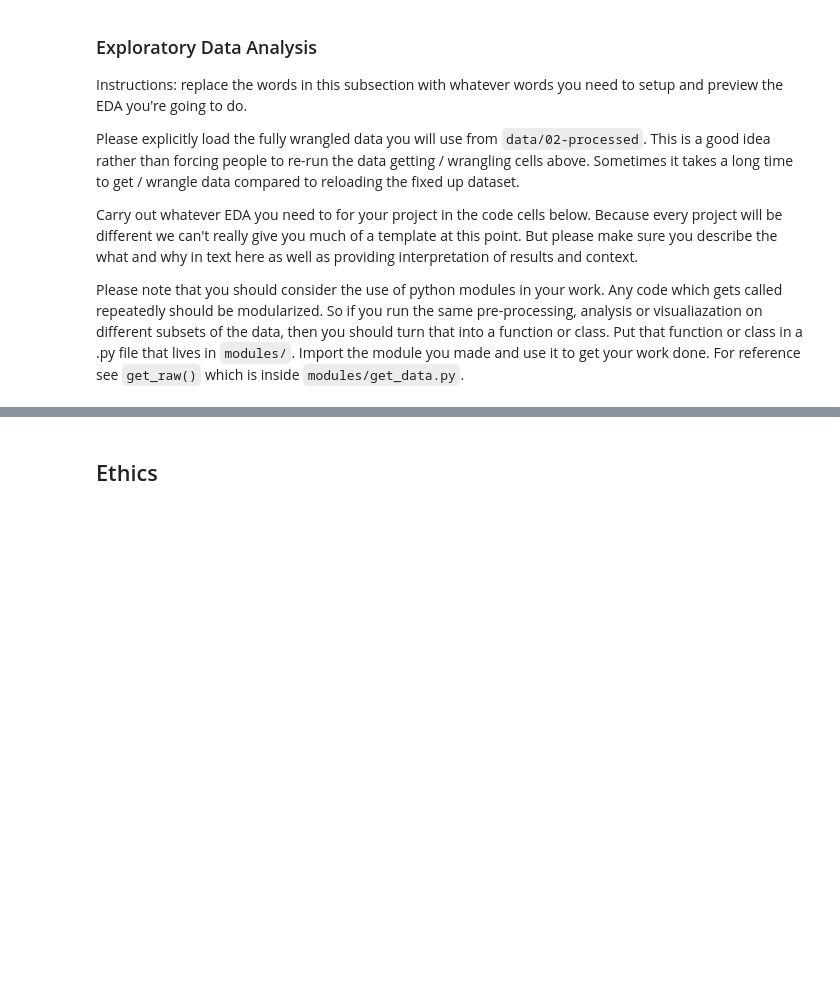
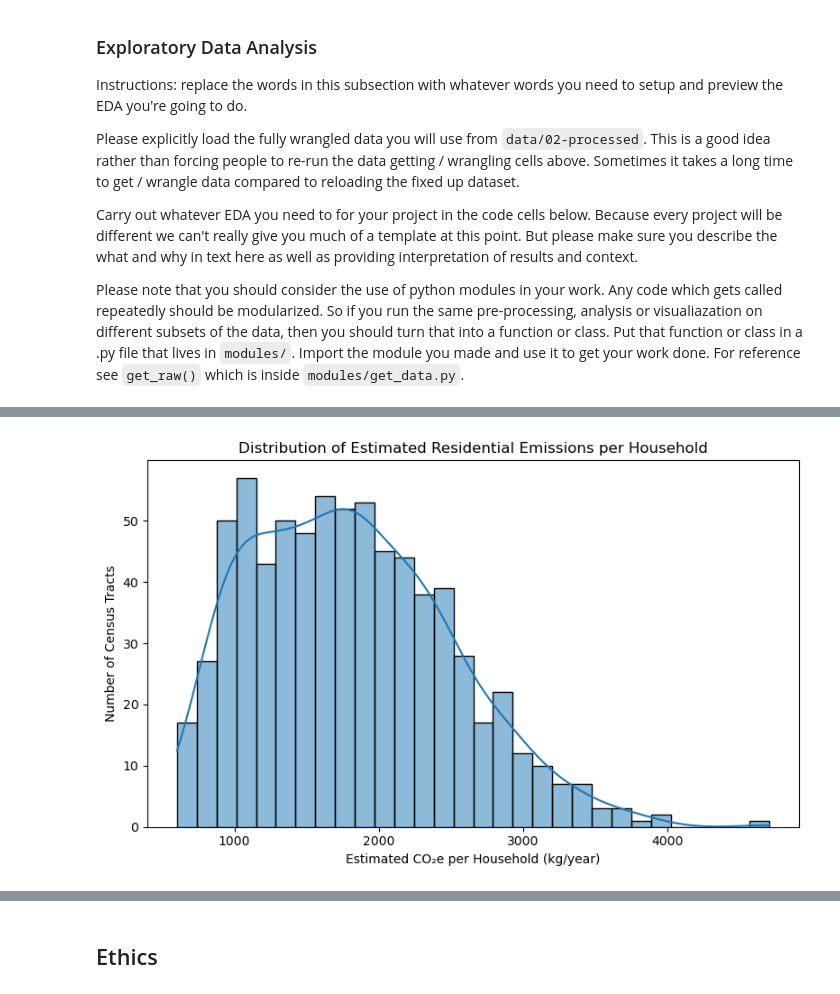
Before and after one commit to 4am1r/Group087_WI26, a Jupyter notebook: 02-EDACheckpoint.ipynb, the cells around one changed output, grey strips where cells are left out. Saved outputs shown, nothing was run; the diff lists cells and outputs as text; code cells hidden in the pictures; blank space fills up the shorter version.

Commit message:
Preliminary EDA + fixed data loading section with emissions estimates

```diff
--- a/02-EDACheckpoint.ipynb
+++ b/02-EDACheckpoint.ipynb
@@ -115,0 +473,10 @@ Please note that you should consider the use of python modules in your work.  An
+# %%
+plt.figure(figsize=(8,5))
+sns.histplot(df_sd_clean["co2e_per_hh_kg"], bins=30, kde=True)
+plt.xlabel("Estimated CO₂e per Household (kg/year)")
+plt.ylabel("Number of Census Tracts")
+plt.title("Distribution of Estimated Residential Emissions per Household")
+plt.tight_layout()
+plt.show()
+# %% [output]
+[figure, added]
```
Also changed, not shown: parts of 20 cells of this notebook, 1 other file.
